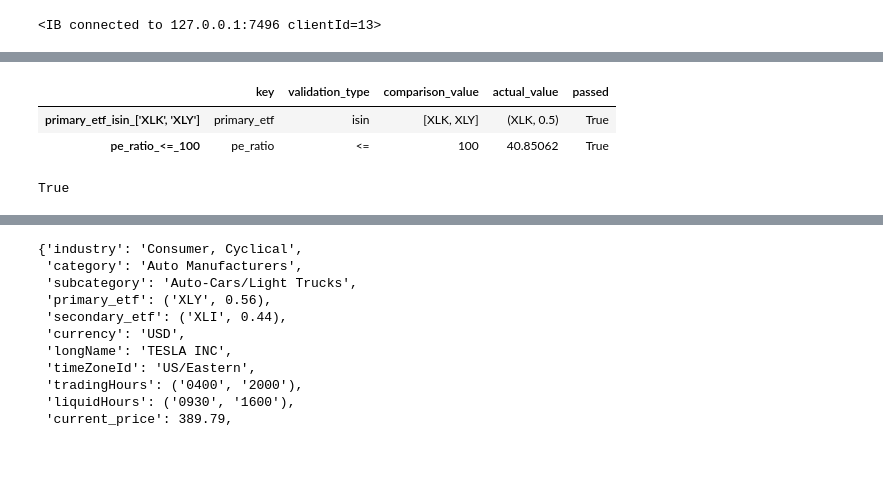
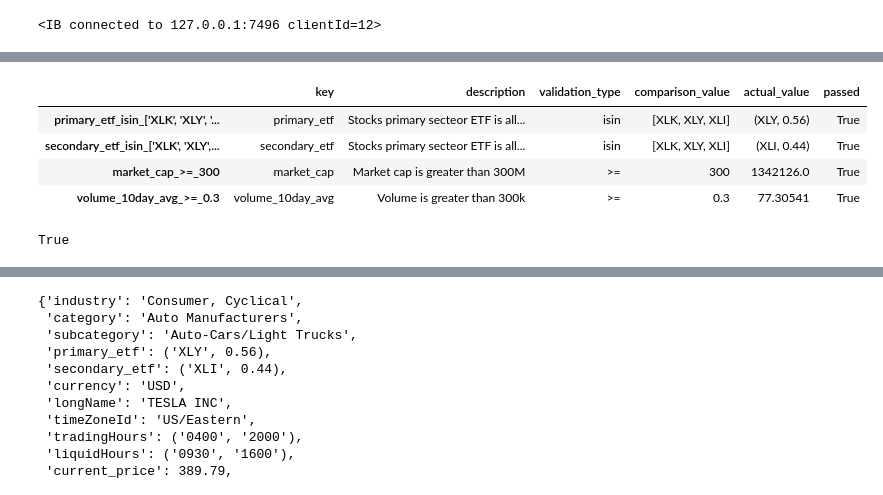
Before and after one commit to Design-01/stockbot_4, a Jupyter notebook: TEST_StockX.ipynb, the cells around one changed output, grey strips where cells are left out. Cells and saved outputs as stored; diff of their text form; code cells hidden in the pictures; blank space fills up the shorter version.

Commit message:
Daily Analysis has StockXDaily validation and emails

```diff
--- a/TEST_StockX.ipynb
+++ b/TEST_StockX.ipynb
@@ -12,9 +12,9 @@ from ib_insync import *
 util.startLoop()
 
 ib = IB()
-ib.connect('127.0.0.1', 7496, clientId=13)
+ib.connect('127.0.0.1', 7496, clientId=12)
 # %% [output]
-<IB connected to 127.0.0.1:7496 clientId=13>
+<IB connected to 127.0.0.1:7496 clientId=12>
 # %%
 
 #! Draft example of how to use the StockX class
@@ -22,12 +22,15 @@ ib.connect('127.0.0.1', 7496, clientId=13)
 import stock
 from strategies import ta
 
-sx = stock.StockXDaily(ib, "AAPL")
+sx = stock.StockXDaily(ib, "TSLA")
 
 # getting the stock data
+allowed_etfs = ['XLK', 'XLY', 'XLI']
 sx.req_fundamentals(max_days_old=1) # gets the fundamentals from the IB API
-sx.validate_fundamental('primary_etf', 'isin', ['XLK', 'XLY']) # returns boolean
-sx.validate_fundamental('pe_ratio', '<=', 100) # returns boolean
-display(sx.validation_fundamentals_report(asDF=True)) # returns a dictionary with the validation results
+sx.validate_fundamental('primary_etf',      'isin', allowed_etfs,    description='Stocks primary secteor ETF is allowed')
+sx.validate_fundamental('secondary_etf',    'isin', allowed_etfs,    description='Stocks primary secteor ETF is allowed')
+sx.validate_fundamental('market_cap',       '>=', 300,               description='Market cap is greater than 300M')
+sx.validate_fundamental('volume_10day_avg', '>=', 0.3,               description='Volume is greater than 300k')
+display(sx.validation_fundamentals_report(asDF=True, save_image=True)) # returns a dictionary with the validation results
 sx.validation_fundamentals_has_passed(maxFails=0) # returns boolean if all validations are True
 # %% [output]
@@ -35,4 +38,6 @@ Using cached data for AAPL (age: 2024-12-14 09:55:07)
-|  | key | validation_type | comparison_value | actual_value | passed |
-| primary_etf_isin_['XLK', 'XLY'] | primary_etf | isin | [XLK, XLY] | (XLK, 0.5) | True |
-| pe_ratio_<=_100 | pe_ratio | <= | 100 | 40.85062 | True |
+|  | key | description | validation_type | comparison_value | actual_value | passed |
+| primary_etf_isin_['XLK', 'XLY', '... | primary_etf | Stocks primary secteor ETF is all... | isin | [XLK, XLY, XLI] | (XLY, 0.56) | True |
+| secondary_etf_isin_['XLK', 'XLY',... | secondary_etf | Stocks primary secteor ETF is all... | isin | [XLK, XLY, XLI] | (XLI, 0.44) | True |
+| market_cap_>=_300 | market_cap | Market cap is greater than 300M | >= | 300 | 1342126.0 | True |
+| volume_10day_avg_>=_0.3 | volume_10day_avg | Volume is greater than 300k | >= | 0.3 | 77.30541 | True |
 True
```
Also changed, not shown: parts of 12 cells of this notebook, 49 other files.
